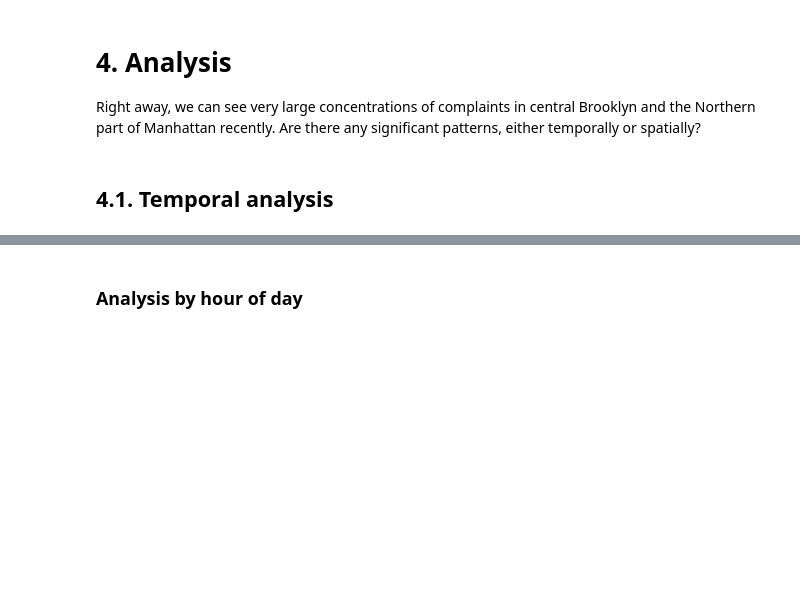
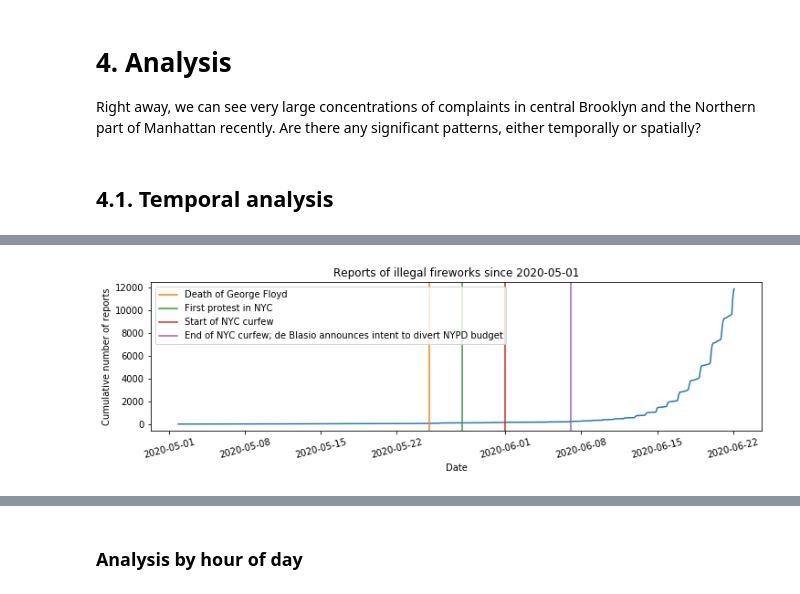
Before and after one commit to ercas/nyc-fireworks, a Jupyter notebook: Untitled.ipynb, the cells around one changed output, grey strips where cells are left out. Saved outputs shown, nothing was run; the diff lists cells and outputs as text; code cells hidden in the pictures; blank space fills up the shorter version.

```diff
--- a/Untitled.ipynb
+++ b/Untitled.ipynb
@@ -226,0 +254,29 @@ Something obviously fishy is going on. The spikes each year are probably due to
+# %%
+events = {
+    # https://en.wikipedia.org/wiki/George_Floyd
+    "Death of George Floyd": "2020-05-25",
+
+    # https://en.wikipedia.org/wiki/George_Floyd_protests_in_New_York_City
+    "First protest in NYC": "2020-05-28",
+    "Start of NYC curfew": "2020-06-01",
+    "End of NYC curfew; de Blasio announces intent to divert NYPD budget": "2020-06-07",
+}
+cutoff = "2020-05-01"
+
+(figure, axis) = pyplot.subplots(figsize=(12, 3))
+plot_cumulative_reports(
+    gdf_311[gdf_311["Created Date"] >= pandas.to_datetime(cutoff)],
+    axis
+)
+for (i, (event, date_str)) in enumerate(events.items()):
+    axis.axvline(
+        pandas.to_datetime(date_str),
+        label=event,
+        color="C{}".format(i + 1)
+    )
+pyplot.title("Reports of illegal fireworks since {}".format(cutoff))
+pyplot.xticks(rotation=15)
+pyplot.legend()
+pass
+# %% [output]
+[figure, added]
```
Also changed, not shown: parts of 13 cells of this notebook.
